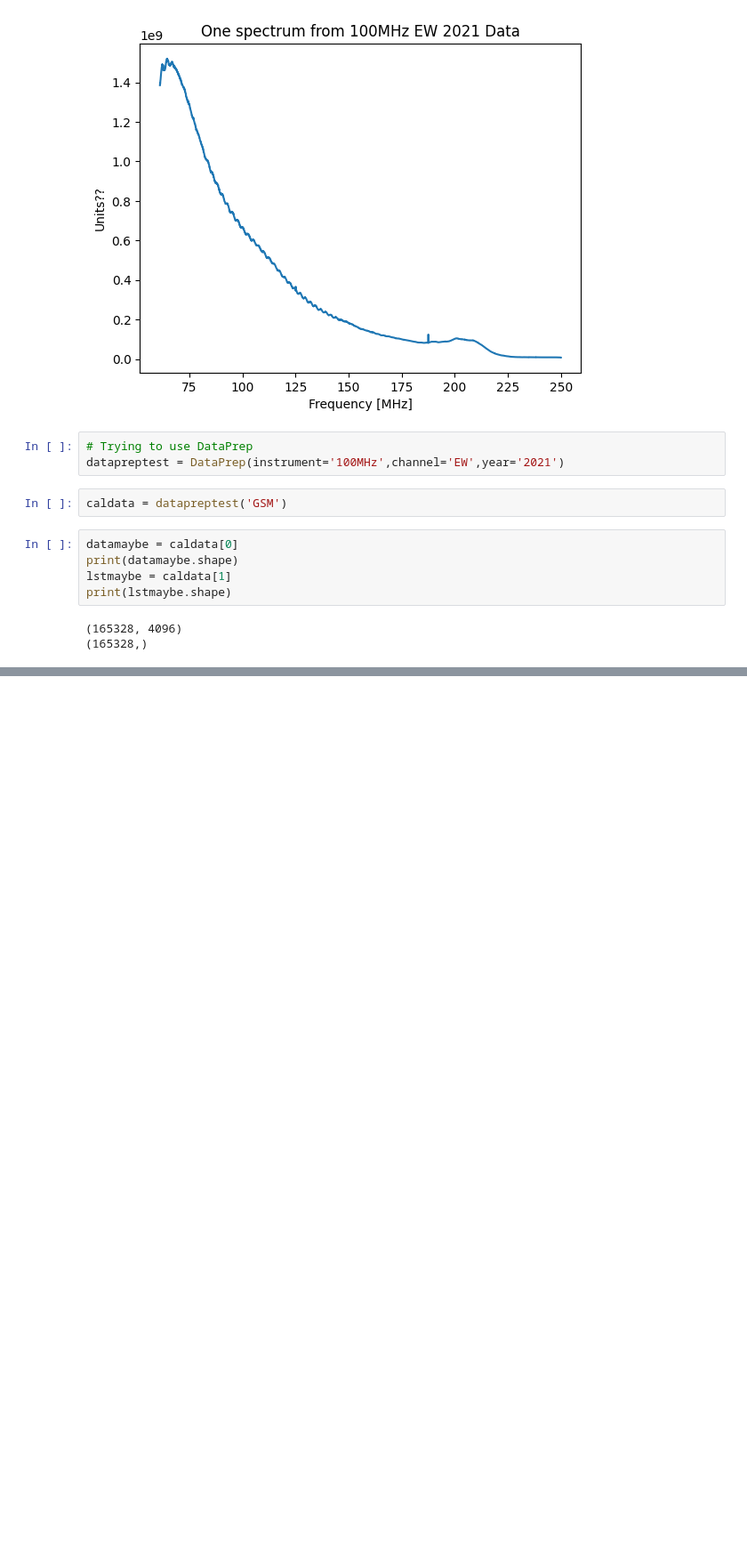
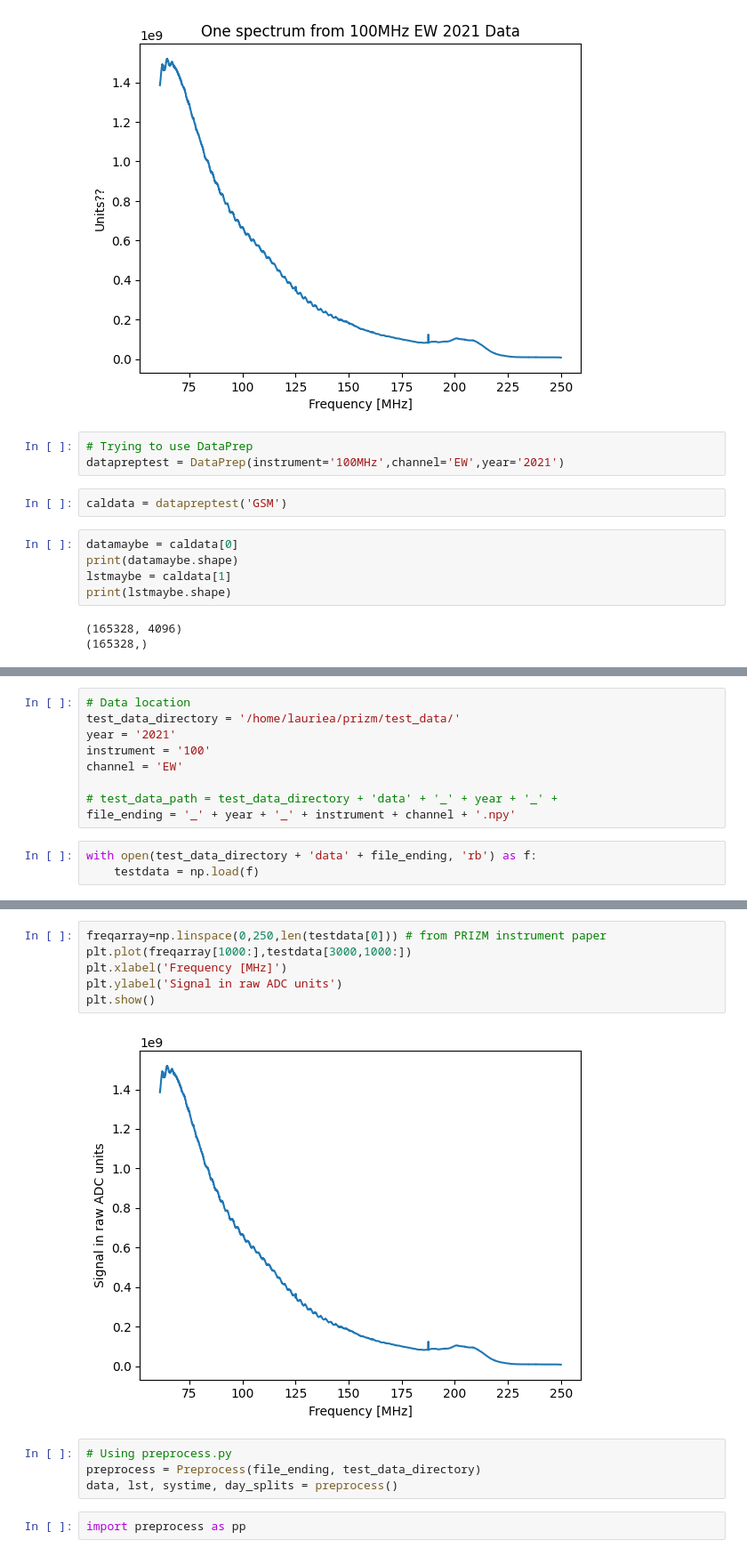
Before and after one commit to PRIZM-Experiment/prizm-calibration, a Jupyter notebook: LaurieExploration.ipynb, the cells around one changed output, grey strips where cells are left out. Shown at 89% size. Drawn from its saved outputs; the diff is of its cells as text; blank space fills up the shorter version.

Commit message:
Commented out some missing packages, and added new plots in LaurieExploration.ipynb.

```diff
--- a/LaurieExploration.ipynb
+++ b/LaurieExploration.ipynb
@@ -111,0 +119,12 @@ print(lstmaybe.shape)
+# %%
+# Data location
+test_data_directory = '/home/lauriea/prizm/test_data/'
+year = '2021'
+instrument = '100'
+channel = 'EW'
+
+# test_data_path = test_data_directory + 'data' + '_' + year + '_' +
+file_ending = '_' + year + '_' + instrument + channel + '.npy'
+# %%
+with open(test_data_directory + 'data' + file_ending, 'rb') as f:
+    testdata = np.load(f)
@@ -111,0 +147,14 @@ print(lstmaybe.shape)
+# %%
+freqarray=np.linspace(0,250,len(testdata[0])) # from PRIZM instrument paper
+plt.plot(freqarray[1000:],testdata[3000,1000:])
+plt.xlabel('Frequency [MHz]')
+plt.ylabel('Signal in raw ADC units')
+plt.show()
+# %% [output]
+[figure, added]
+# %%
+# Using preprocess.py
+preprocess = Preprocess(file_ending, test_data_directory)
+data, lst, systime, day_splits = preprocess()
+# %%
+import preprocess as pp
```
Also changed, not shown: parts of 6 cells of this notebook, 1 other file.
